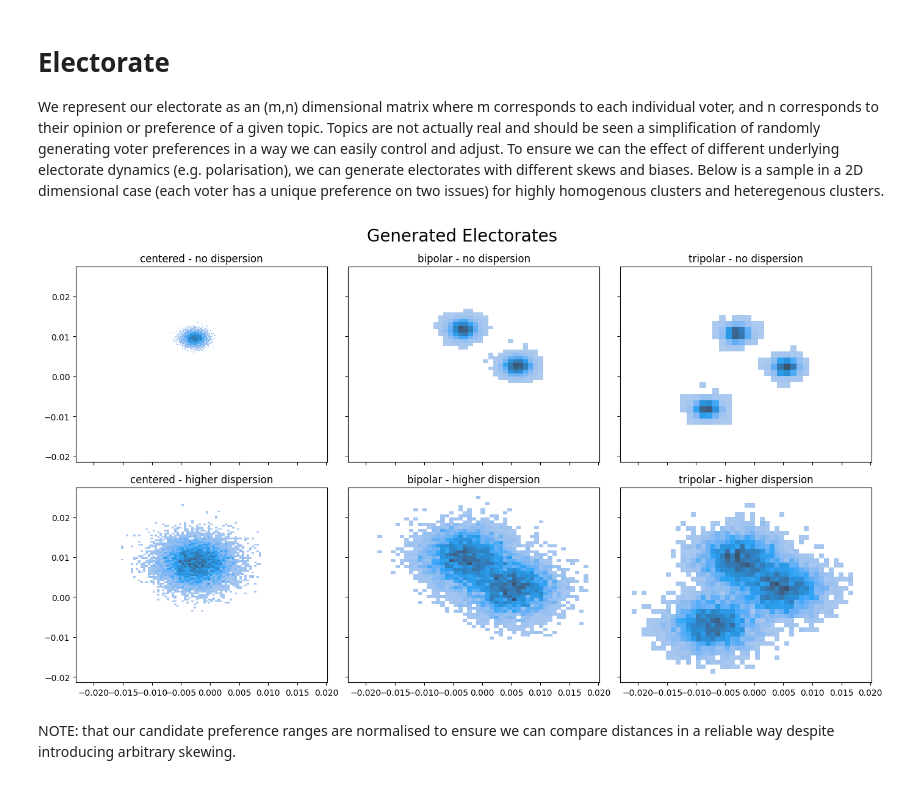
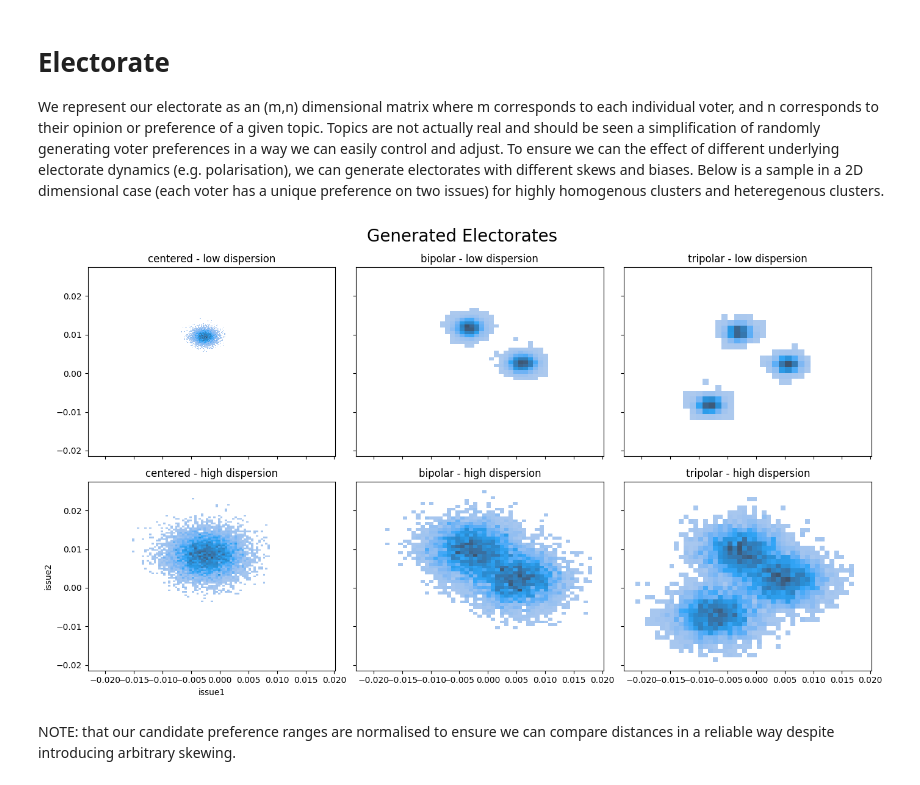
Before and after one commit to Expan75/complex-simulation-project, a Jupyter notebook: experiments.ipynb, the cells around one changed output. Cells and saved outputs as stored; diff of their text form; code cells hidden in the pictures.

```diff
--- a/experiments.ipynb
+++ b/experiments.ipynb
@@ -25,40 +25,42 @@ POPULATION_SIZE = 10_000
 
 centered = electorate.setup_electorate(POPULATION_SIZE, ISSUES, scenario="centered", seed=SEED)
 bipolar = electorate.setup_electorate(POPULATION_SIZE, ISSUES, scenario="bipolar", seed=SEED)
 tripolar = electorate.setup_electorate(POPULATION_SIZE, ISSUES, scenario="tripolar", seed=SEED)
 
 # same but increase diversity of intra-cluster opinion; parameterised homogenity of opinion
 CLUSTER_STD = 3.5
 centered_wide = electorate.setup_electorate(POPULATION_SIZE, ISSUES, scenario="centered", seed=SEED, cluster_std=CLUSTER_STD)
 bipolar_wide = electorate.setup_electorate(POPULATION_SIZE, ISSUES, scenario="bipolar", seed=SEED, cluster_std=CLUSTER_STD)
 tripolar_wide = electorate.setup_electorate(POPULATION_SIZE, ISSUES, scenario="tripolar", seed=SEED, cluster_std=CLUSTER_STD)
 
 fig, ((ax1, ax2, ax3), (ax4, ax5, ax6)) = plt.subplots(2,3, sharey=True, sharex=True, tight_layout=True, figsize=(14, 8))
 
 # normal
 sns.histplot(x=centered[:, 0], y=centered[:, 1], ax=ax1, label="voter")
-ax1.set_title("centered - no dispersion")
+ax1.set_title("centered - low dispersion")
 
 sns.histplot(x=bipolar[:, 0], y=bipolar[:, 1], ax=ax2, label="voter")
-ax2.set_title("bipolar - no dispersion")
+ax2.set_title("bipolar - low dispersion")
 
 sns.histplot(x=tripolar[:, 0], y=tripolar[:, 1], ax=ax3, label="voter")
-ax3.set_title("tripolar - no dispersion")
+ax3.set_title("tripolar - low dispersion")
 
 # increased dispersion
 sns.histplot(x=centered_wide[:, 0], y=centered_wide[:, 1], ax=ax4, label="voter")
-ax4.set_title("centered - higher dispersion")
+ax4.set_title("centered - high dispersion")
+ax4.set_xlabel("issue1")
+ax4.set_ylabel("issue2")
 
 sns.histplot(x=bipolar_wide[:, 0], y=bipolar_wide[:, 1], ax=ax5, label="voter")
-ax5.set_title("bipolar - higher dispersion")
+ax5.set_title("bipolar - high dispersion")
 
 sns.histplot(x=tripolar_wide[:, 0], y=tripolar_wide[:, 1], ax=ax6, label="voter")
-ax6.set_title("tripolar - higher dispersion")
+ax6.set_title("tripolar - high dispersion")
 
 fig.suptitle("Generated Electorates", fontsize=20)
 plt.show()
 # %% [output]
-[figure, old version]
+[figure, new version]
 # %% [markdown]
 NOTE: that our candidate preference ranges are normalised to ensure we can compare distances in a reliable way despite introducing arbitrary skewing.
 # %% [markdown]
```
Also changed, not shown: parts of 2 cells of this notebook.
